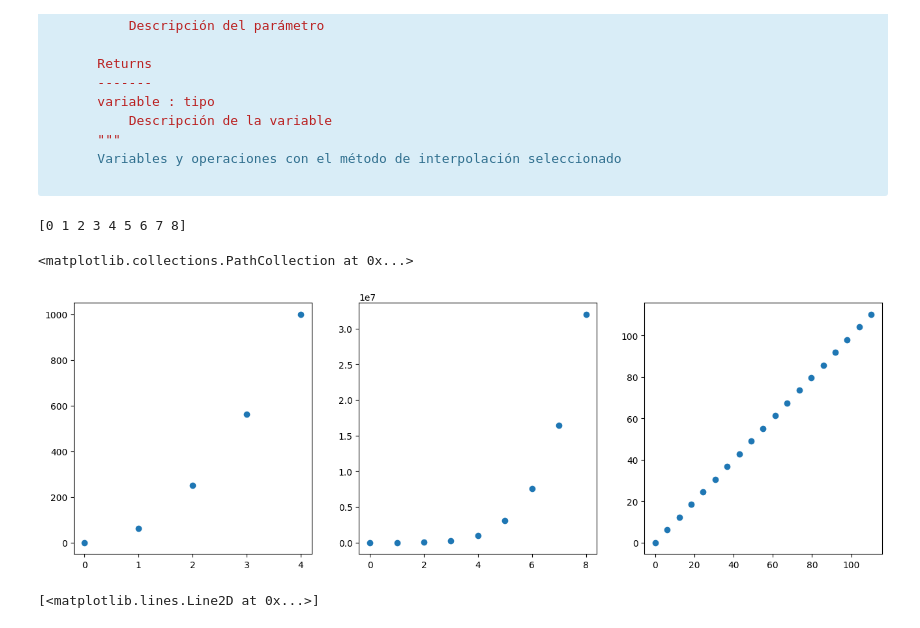
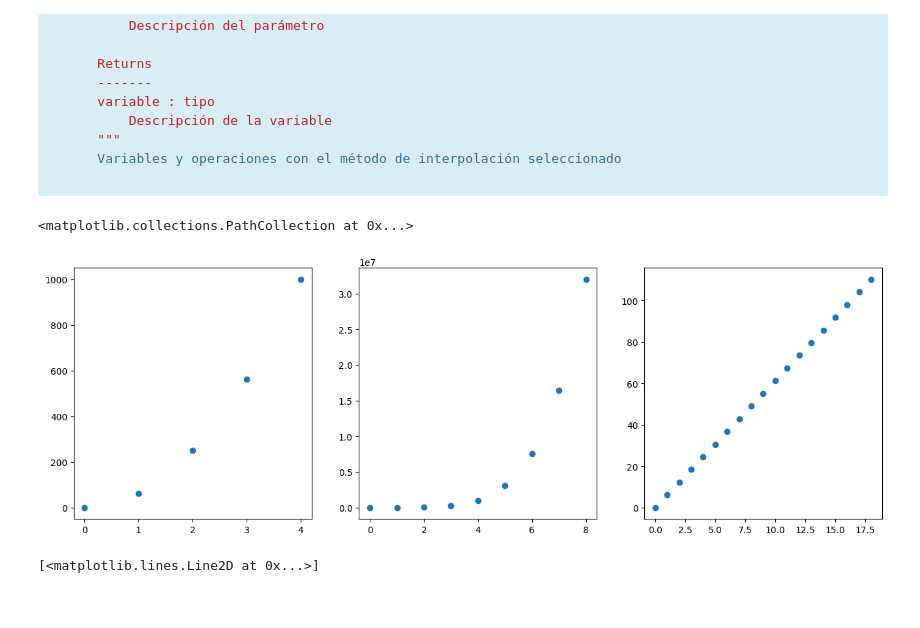
Before and after one commit to Cricea/Taller_1_HC_2023, a Jupyter notebook: Taller_1.ipynb, the cells around one changed output. Saved outputs shown, nothing was run; the diff lists cells and outputs as text; code cells hidden in the pictures.

```diff
--- a/Taller_1.ipynb
+++ b/Taller_1.ipynb
@@ -121,20 +121,18 @@ datos_3 = np.array([0.        ,   6.12244898,  12.24489796,  18.36734694,
                     97.95918367, 104.08163265, 110.20408163])
 # %%
 # 1.1. Generar puntos en x
-datosx_1= np.arange (0,len(datos_1)+1)
-datosx_2 = np.arange(0,len(datos_2)+1)
-datosx_3 = np.arange(0,len(datos_1)+1)
+datosx_1= np.arange (0,len(datos_1))
+datosx_2 = np.arange(0,len(datos_2))
+datosx_3 = np.arange(0,len(datos_3))
-# %% [output]
-[0 1 2 3 4 5 6 7 8]
 # %%
 # 1.2. Gráficar en un subplot 3 columnas - 1 fila
 fig, ax = plt.subplots(1, 3, figsize=(16,5))
 ax[0].scatter(x= datosx_1,y= datos_1)
 ax[1].scatter(x= datosx_2,y= datos_2)
-ax[2].scatter(x= datos_3,y= datos_3)
+ax[2].scatter(x= datosx_3,y= datos_3)
 # %% [output]
 <matplotlib.collections.PathCollection at 0x...>
-[figure, old version]
+[figure, new version]
 # %%
 # Importar librerías para la interpolación
 from scipy.interpolate import lagrange
```
